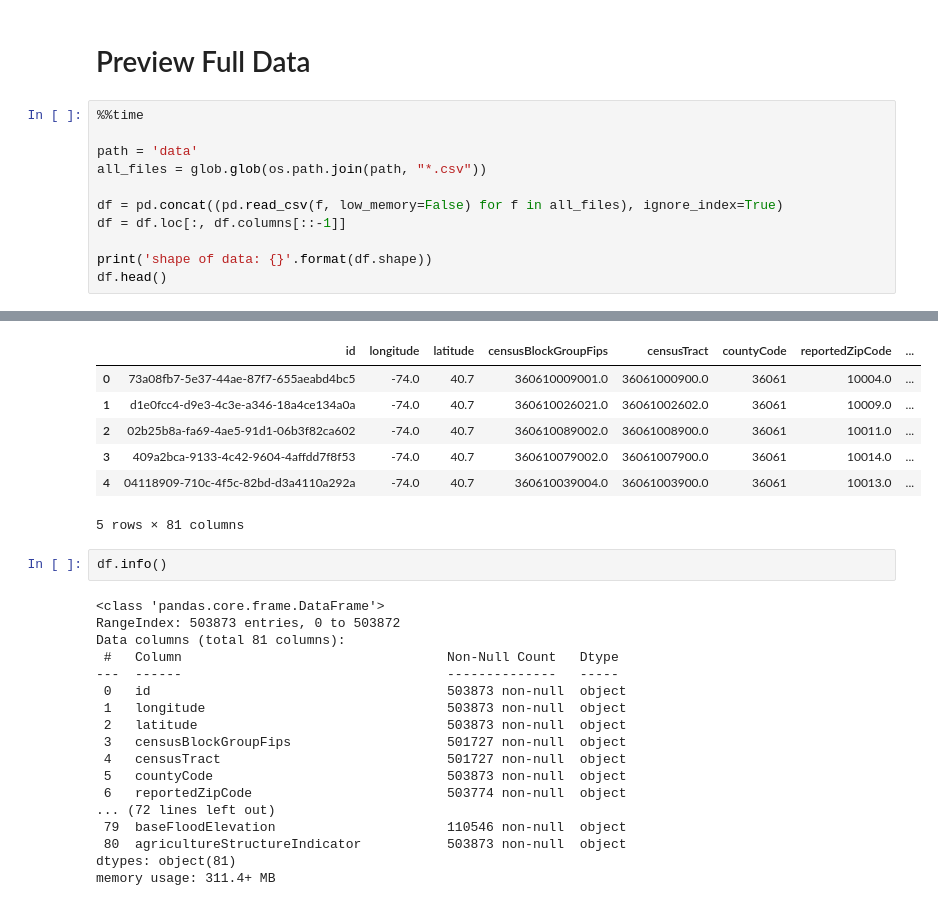
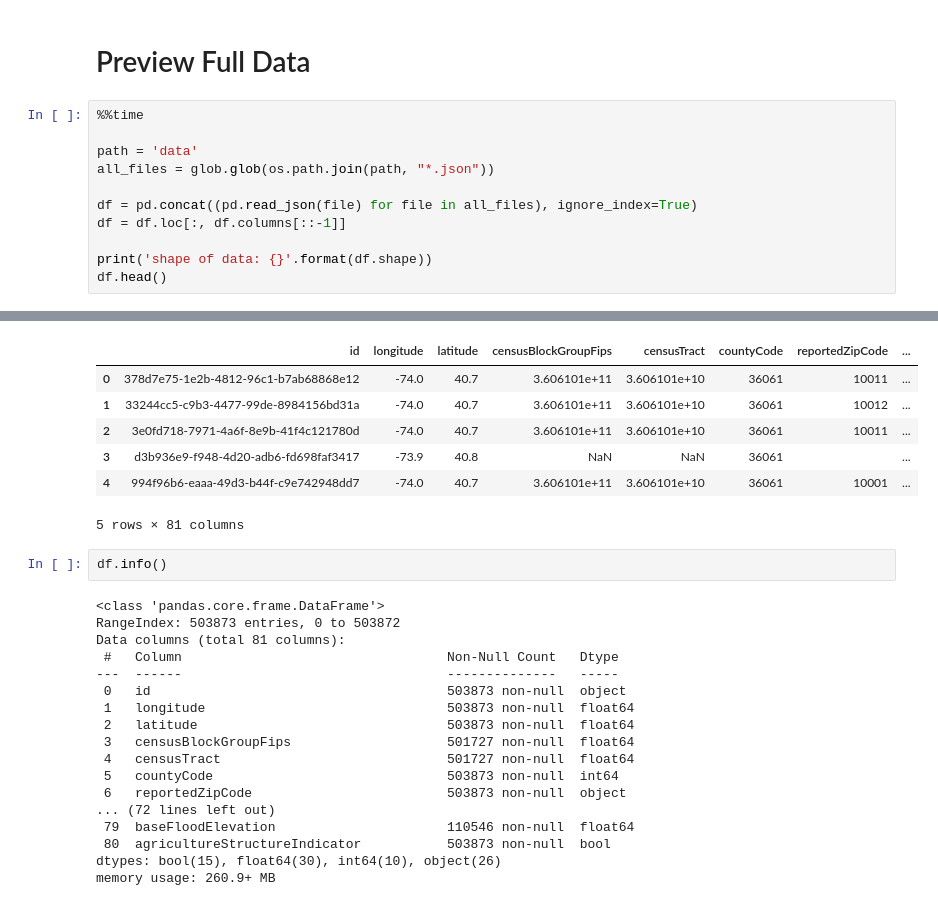
Before and after one commit to mebauer/fema-nfip-nyc, a Jupyter notebook: data-wrangling.ipynb, the cells around one changed output, grey strips where cells are left out. Drawn from its saved outputs; the diff is of its cells as text.

```diff
--- a/data-wrangling.ipynb
+++ b/data-wrangling.ipynb
@@ -201,9 +215,9 @@ Wall time: 1min 19s
 %%time
 
 path = 'data'
-all_files = glob.glob(os.path.join(path, "*.csv"))
+all_files = glob.glob(os.path.join(path, "*.json"))
 
-df = pd.concat((pd.read_csv(f, low_memory=False) for f in all_files), ignore_index=True)
+df = pd.concat((pd.read_json(file) for file in all_files), ignore_index=True)
 df = df.loc[:, df.columns[::-1]]
 
 print('shape of data: {}'.format(df.shape))
@@ -215,9 +229,9 @@ Wall time: 11.3 s
 |  | id | longitude | latitude | censusBlockGroupFips | censusTract | countyCode | reportedZipCode | ... |
-| 0 | 73a08fb7-5e37-44ae-87f7-655aeabd4bc5 | -74.0 | 40.7 | 360610009001.0 | 36061000900.0 | 36061 | 10004.0 | ... |
-| 1 | d1e0fcc4-d9e3-4c3e-a346-18a4ce134a0a | -74.0 | 40.7 | 360610026021.0 | 36061002602.0 | 36061 | 10009.0 | ... |
-| 2 | 02b25b8a-fa69-4ae5-91d1-06b3f82ca602 | -74.0 | 40.7 | 360610089002.0 | 36061008900.0 | 36061 | 10011.0 | ... |
-| 3 | 409a2bca-9133-4c42-9604-4affdd7f8f53 | -74.0 | 40.7 | 360610079002.0 | 36061007900.0 | 36061 | 10014.0 | ... |
-| 4 | 04118909-710c-4f5c-82bd-d3a4110a292a | -74.0 | 40.7 | 360610039004.0 | 36061003900.0 | 36061 | 10013.0 | ... |
+| 0 | 378d7e75-1e2b-4812-96c1-b7ab68868e12 | -74.0 | 40.7 | 3.606101e+11 | 3.606101e+10 | 36061 | 10011 | ... |
+| 1 | 33244cc5-c9b3-4477-99de-8984156bd31a | -74.0 | 40.7 | 3.606101e+11 | 3.606101e+10 | 36061 | 10012 | ... |
+| 2 | 3e0fd718-7971-4a6f-8e9b-41f4c121780d | -74.0 | 40.7 | 3.606101e+11 | 3.606101e+10 | 36061 | 10011 | ... |
+| 3 | d3b936e9-f948-4d20-adb6-fd698faf3417 | -73.9 | 40.8 | NaN | NaN | 36061 |  | ... |
+| 4 | 994f96b6-eaaa-49d3-b44f-c9e742948dd7 | -74.0 | 40.7 | 3.606101e+11 | 3.606101e+10 | 36061 | 10001 | ... |
 5 rows × 81 columns
 # %%
 df.info()
@@ -228,14 +242,14 @@ Data columns (total 81 columns):
  #   Column                                  Non-Null Count   Dtype
 ---  ------                                  --------------   -----
  0   id                                      503873 non-null  object
- 1   longitude                               503873 non-null  object
- 2   latitude                                503873 non-null  object
- 3   censusBlockGroupFips                    501727 non-null  object
- 4   censusTract                             501727 non-null  object
- 5   countyCode                              503873 non-null  object
- 6   reportedZipCode                         503774 non-null  object
+ 1   longitude                               503873 non-null  float64
+ 2   latitude                                503873 non-null  float64
+ 3   censusBlockGroupFips                    501727 non-null  float64
+ 4   censusTract                             501727 non-null  float64
+ 5   countyCode                              503873 non-null  int64
+ 6   reportedZipCode                         503873 non-null  object
 ... (72 lines left out)
- 79  baseFloodElevation                      110546 non-null  object
- 80  agricultureStructureIndicator           503873 non-null  object
-dtypes: object(81)
-memory usage: 311.4+ MB
+ 79  baseFloodElevation                      110546 non-null  float64
+ 80  agricultureStructureIndicator           503873 non-null  bool
+dtypes: bool(15), float64(30), int64(10), object(26)
+memory usage: 260.9+ MB
```
Also changed, not shown: parts of 16 cells of this notebook, 2 other files.
